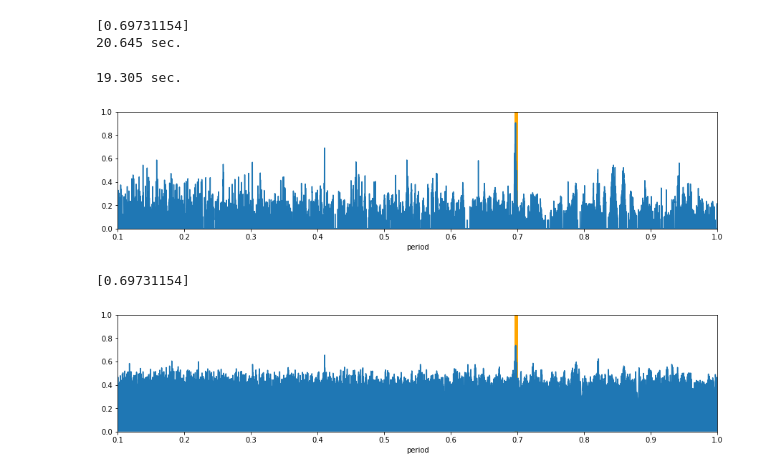
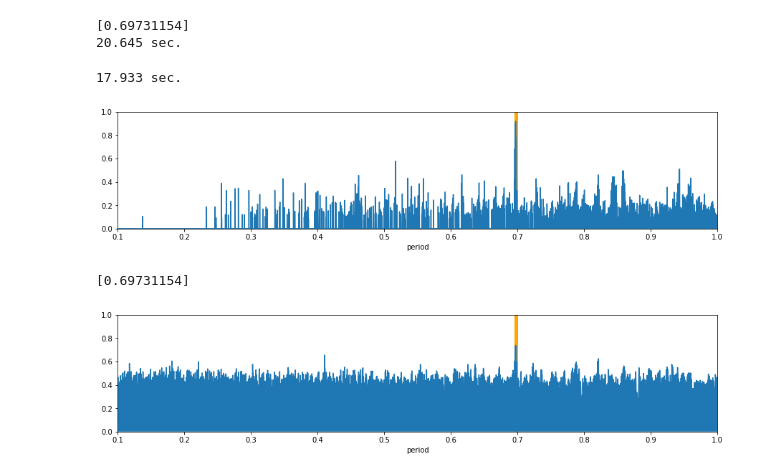
Before and after one commit to SterlingYM/astroPIPS, a Jupyter notebook: test.ipynb, the cells around one changed output. Saved outputs shown, nothing was run; the diff lists cells and outputs as text; code cells hidden in the pictures.

```diff
--- a/test.ipynb
+++ b/test.ipynb
@@ -37,36 +82,37 @@ print(f'{tf-t0:.3f} sec.')
 [figure]
 [0.69731154]
 20.645 sec.
+# %%
+from numba import njit
+@njit
+def polynomial(x,period,params,arg1,arg2=2):
+    mod = np.remainder(x,period)
+    return params[0] + params[1]*(mod-params[3])**arg1 + params[2]*(mod-params[4])**arg2
+
+def poly_p0(x,y,yerr,period,**kwargs):
+    return [np.mean(y),1,1,period/2,period/2]
 # %%
 # periodogram test w/ custom function
-from numba import njit
-@njit
-def SG(x,period,params,p):
-    mod = np.remainder(x,period)
-    return params[0] + params[1]*np.exp(-((mod-params[2])**2/(2*params[3]**2))**p)
-
-def SG_p0(x,y,yerr,period,**kwargs):
-    return [np.mean(y),1,period/2,period/4]
-
 t0 = time.time()
 periods,power = star.periodogram(
                     p_min=0.1,
                     p_max=1,
                     method='custom',
-                    model=SG,
-                    p0_func=SG_p0,
+                    model=polynomial,
+                    p0_func=poly_p0,
                     multiprocessing=False,
-                    p=1,
+                    arg1=1,
+                    arg2=4,
                     maxfev=100)
 tf = time.time()
 print(f'{tf-t0:.3f} sec.')
 
 # plot
 plt.figure(figsize=(15,3));plt.plot(periods,power);plt.fill_between(periods,0,power);plt.xlabel('period');plt.xlim(periods.min(),periods.max());plt.ylim(0,1);plt.axvline(periods[power==power.max()],c='orange',lw=5,zorder=0);plt.show()
 print(periods[power==power.max()])
 # %% [output]
-19.305 sec.
+17.933 sec.
-[figure, old version]
+[figure, new version]
 [0.69731154]
 # %%
 # periodogram test w/ Gaussian
```
Also changed, not shown: parts of 4 cells of this notebook, 3 other files.
